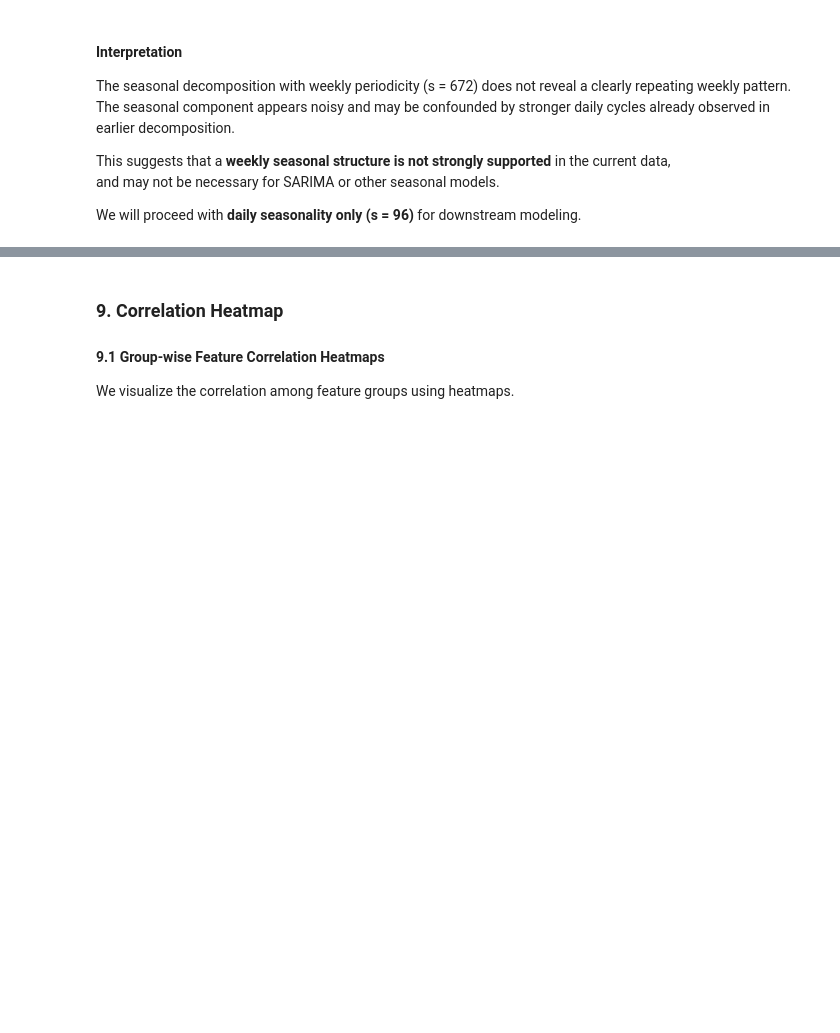
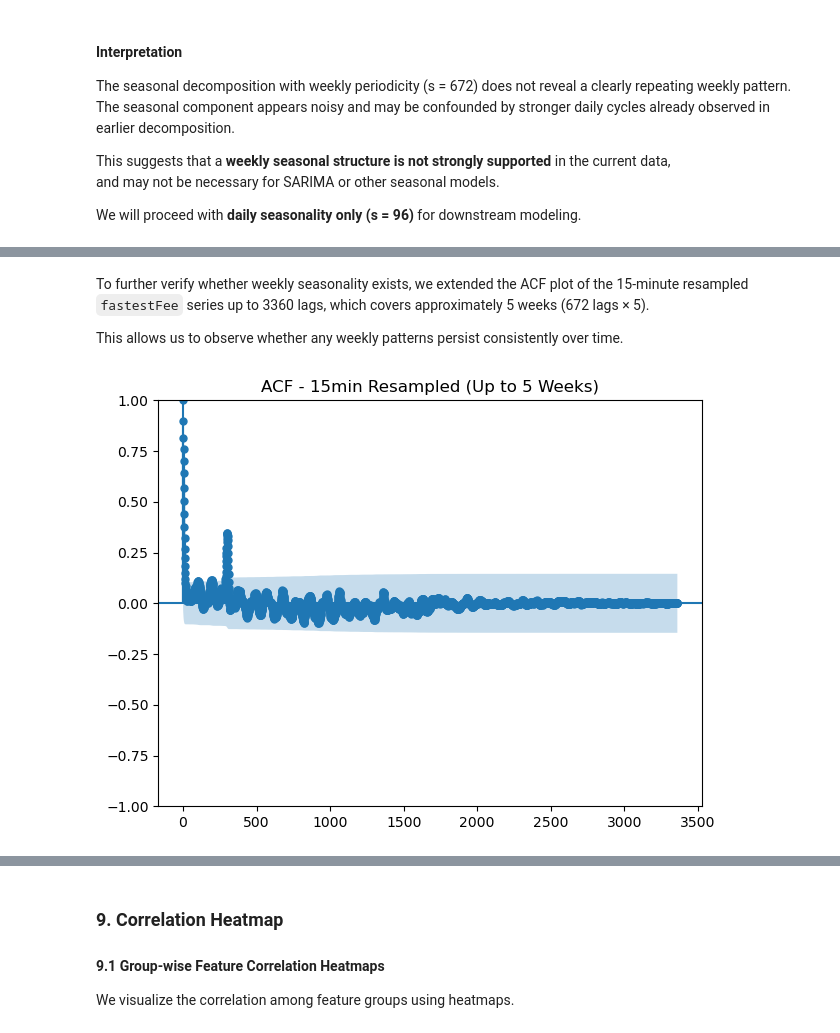
Before and after one commit to UBC-MDS/Capstone_SatCast_Trilemma, a Jupyter notebook: analysis/data_spec.ipynb, the cells around one changed output, grey strips where cells are left out. Drawn from its saved outputs; the diff is of its cells as text; code cells hidden in the pictures; blank space fills up the shorter version.

```diff
--- a/analysis/data_spec.ipynb
+++ b/analysis/data_spec.ipynb
@@ -873,0 +896,11 @@ We will proceed with **daily seasonality only (s = 96)** for downstream modeling
+# %% [markdown]
+To further verify whether weekly seasonality exists, we extended the ACF plot of the 15-minute resampled `fastestFee` series up to 3360 lags, which covers approximately 5 weeks (672 lags × 5).
+
+This allows us to observe whether any weekly patterns persist consistently over time.
+# %%
+# Plot ACF up to 5 weeks (3360 lags at 15min intervals)
+plot_acf(df_15min, lags=3360, title="ACF - 15min Resampled (Up to 5 Weeks)")
+plt.tight_layout()
+plt.show()
+# %% [output]
+[figure, added]
```
Also changed, not shown: parts of 3 cells of this notebook.
